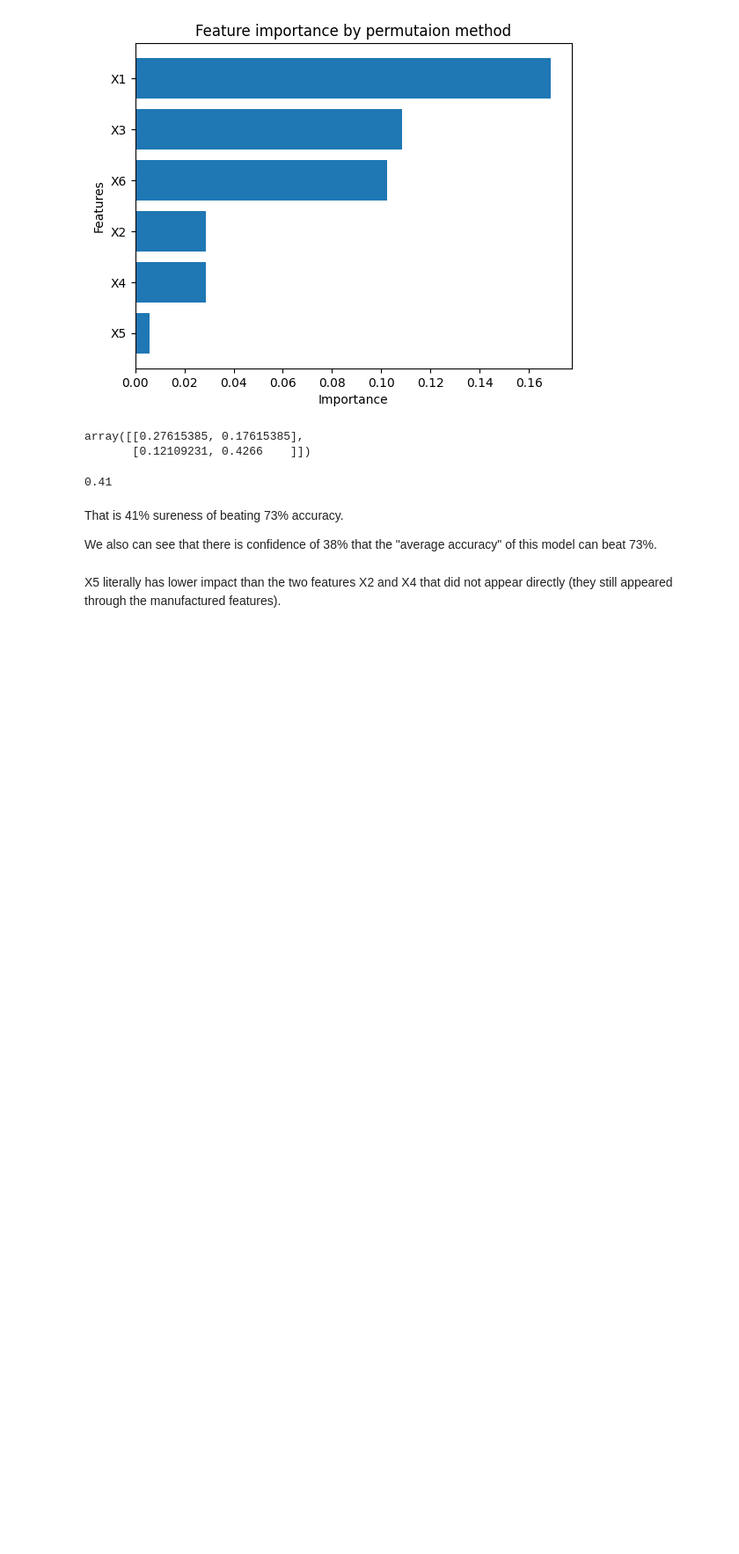
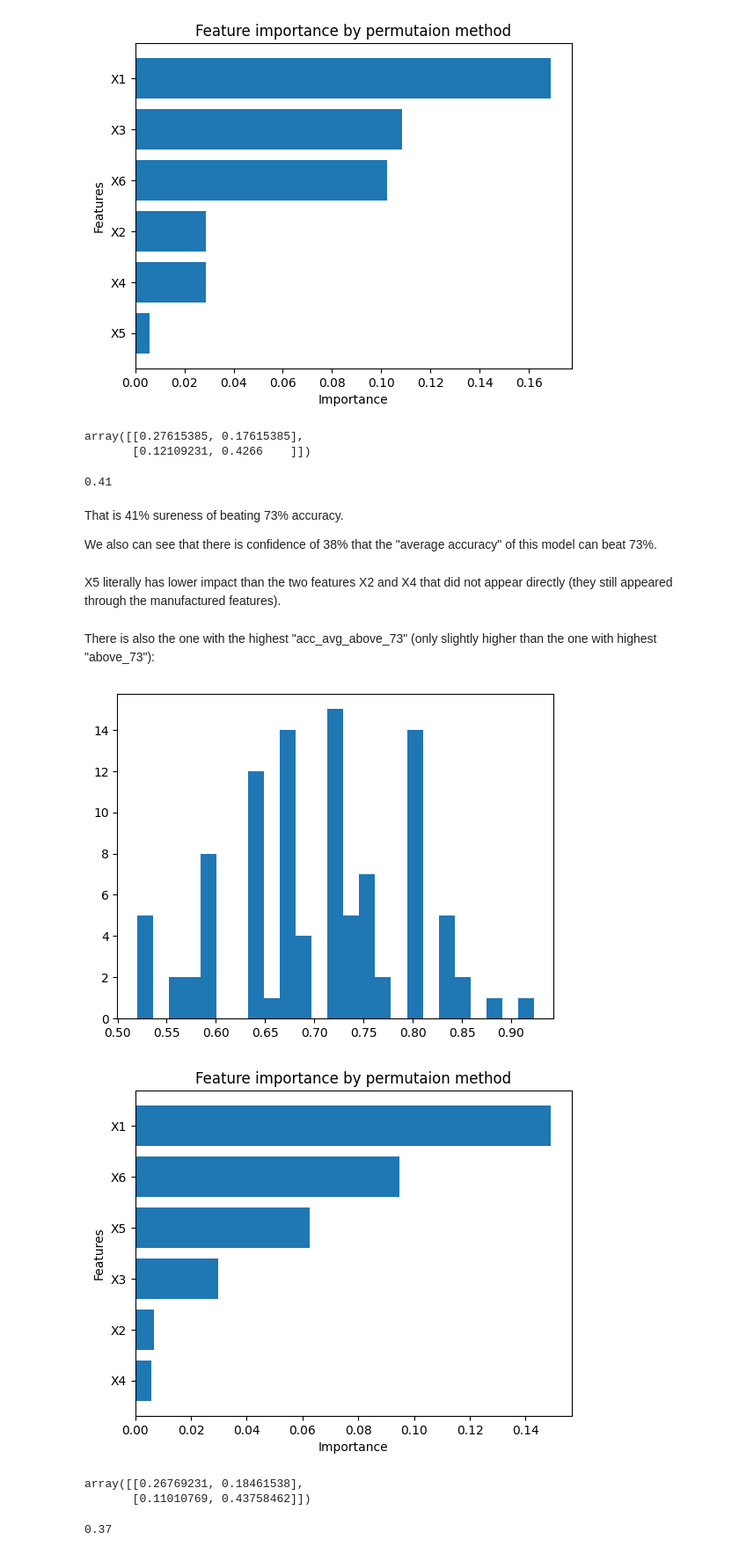
Before and after one commit to YCoeusZ/OAM6GH5slDAHadnQ, a Jupyter notebook: note_books/KNN_and_A_Standdard_Pipeline.ipynb, the cells around one changed output. Shown at 88% size. Cells and saved outputs as stored; diff of their text form; code cells hidden in the pictures; blank space fills up the shorter version.

Commit message:
Added more comments on model selection.

```diff
--- a/note_books/KNN_and_A_Standdard_Pipeline.ipynb
+++ b/note_books/KNN_and_A_Standdard_Pipeline.ipynb
@@ -675,6 +691,9 @@ list_fold_acc=[]
 list_fold_f1=[]
 imp_record=None
 cmatrix_record=None
+n_split = 5
+n_repeats = 20
+RSKF = RepeatedStratifiedKFold(n_splits=n_split, random_state=420, n_repeats=n_repeats)
 splits = list(RSKF.split(X=feat, y=tar))
 for train_index, test_index in splits:
     x_tr,x_te=feat.iloc[train_index], feat.iloc[test_index]
@@ -733,3 +752,65 @@ That is 41% sureness of beating 73% accuracy.
 We also can see that there is confidence of 38% that the "average accuracy" of this model can beat 73%.
 # %% [markdown]
 X5 literally has lower impact than the two features X2 and X4 that did not appear directly (they still appeared through the manufactured features).
+# %% [markdown]
+There is also the one with the highest "acc_avg_above_73" (only slightly higher than the one with highest "above_73"):
+# %%
+list_fold_acc=[]
+list_fold_f1=[]
+imp_record=None
+cmatrix_record=None
+n_split = 5
+n_repeats = 20
+RSKF = RepeatedStratifiedKFold(n_splits=n_split, random_state=420, n_repeats=n_repeats)
+splits = list(RSKF.split(X=feat, y=tar))
+for train_index, test_index in splits:
+    x_tr,x_te=feat.iloc[train_index], feat.iloc[test_index]
+    y_tr, y_te=tar.iloc[train_index], tar.iloc[test_index]
+
+    y_tr=np.ravel(y_tr.values)
+    y_te=np.ravel((y_te.values))
+
+    KNN_pipe=Pipeline([("DataCreate", training.data_creator()),("DataSelect", training.data_selector(force=["X1","X6","F_w_mean"])),("scale",StandardScaler()),("KNN",KNeighborsClassifier(n_neighbors=5))])
+    KNN_pipe.fit(X=x_tr,y=y_tr)
+    y_p=KNN_pipe.predict(X=x_te)
+    acc=accuracy_score(y_pred=y_p,y_true=y_te)
+    f1=f1_score(y_pred=y_p,y_true=y_te)
+    list_fold_acc.append(acc)
+    list_fold_f1.append(f1)
+    # with parallel_backend("threading", n_jobs=-1):
+    #     with threadpool_limits(limits=1):
+    imp=permutation_importance(KNN_pipe,X=x_te.copy(deep=True),y=y_te,scoring="accuracy",n_repeats=30,n_jobs=-1,random_state=420)
+    if imp_record is None:
+        imp_record=imp.importances_mean
+    else:
+        imp_record=imp_record+imp.importances_mean
+    cmatrix=confusion_matrix(y_pred=y_p,y_true=y_te)
+    cmatrix=cmatrix/np.sum(cmatrix)
+    if cmatrix_record is None:
+        cmatrix_record=cmatrix
+    else:
+        cmatrix_record=cmatrix_record+cmatrix
+
+
+plt.hist(list_fold_acc,bins=25)
+plt.show()
+
+imp_record=imp_record/len(splits)
+imp_sort_index=imp_record.argsort()
+plt.barh(feat.columns[imp_sort_index], imp_record[imp_sort_index])
+plt.title("Feature importance by permutaion method")
+plt.ylabel("Features")
+plt.xlabel("Importance")
+plt.show()
+
+cmatrix_record=cmatrix_record/len(splits)
+cmatrix_record #This is the "Average confusion matrix"
+# %% [output]
+[figure, added]
+[figure, added]
+array([[0.26769231, 0.18461538],
+       [0.11010769, 0.43758462]])
+# %%
+float((np.array(list_fold_acc) >= 0.73).sum() / (len(splits)))
+# %% [output]
+0.37
```
Also changed, not shown: parts of 5 cells of this notebook.
